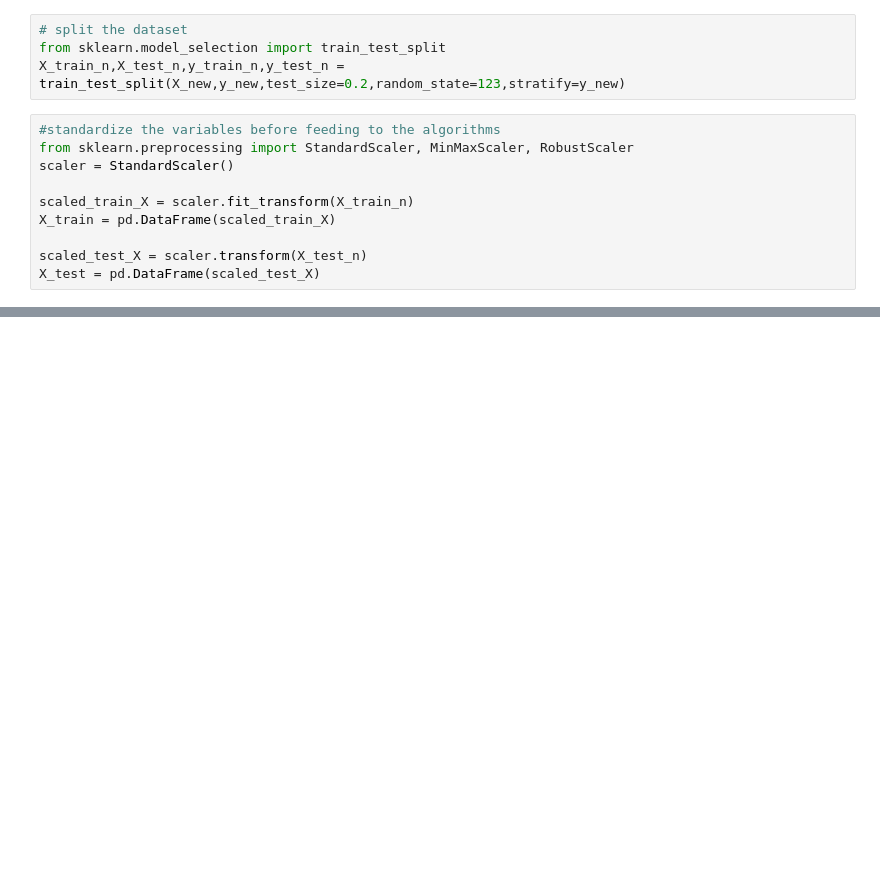
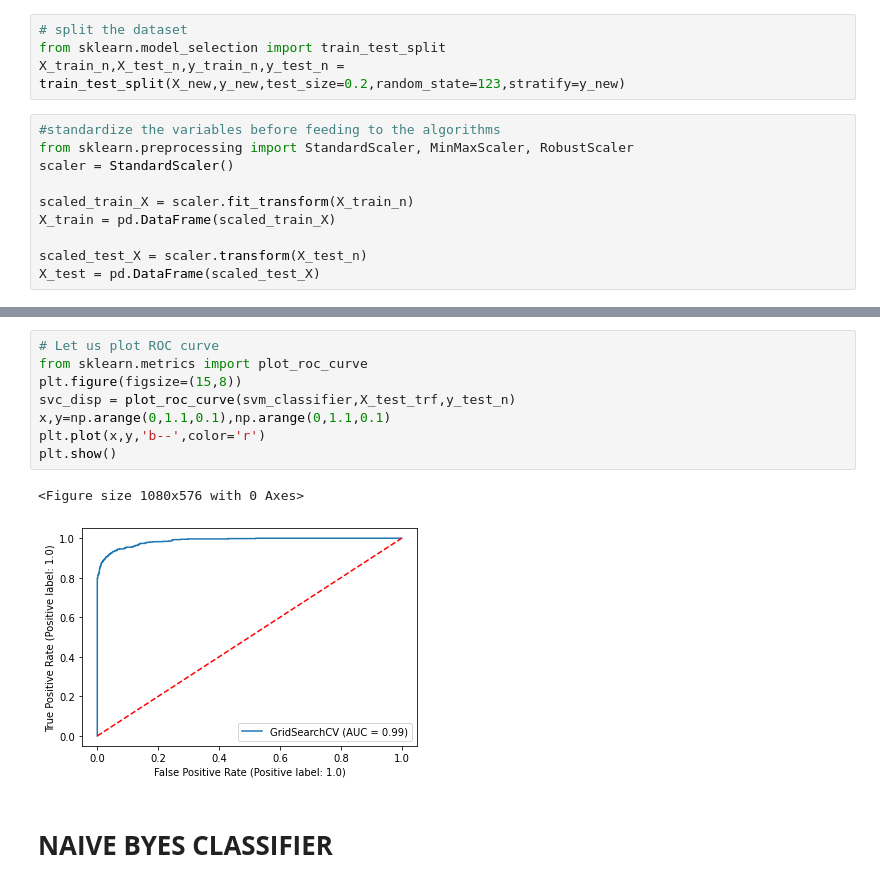
Before and after one commit to Tanjul5/Cardiovascular-Risk-Prediction, a Jupyter notebook: Cardiovascular_Risk_Prediction.ipynb, the cells around one changed output, grey strips where cells are left out. Cells and saved outputs as stored; diff of their text form; blank space fills up the shorter version.

```diff
--- a/Cardiovascular_Risk_Prediction.ipynb
+++ b/Cardiovascular_Risk_Prediction.ipynb
@@ -437,0 +649,13 @@ X_test = pd.DataFrame(scaled_test_X)
+# %%
+# Let us plot ROC curve
+from sklearn.metrics import plot_roc_curve
+plt.figure(figsize=(15,8))
+svc_disp = plot_roc_curve(svm_classifier,X_test_trf,y_test_n)
+x,y=np.arange(0,1.1,0.1),np.arange(0,1.1,0.1)
+plt.plot(x,y,'b--',color='r')
+plt.show()
+# %% [output]
+<Figure size 1080x576 with 0 Axes>
+[figure, added]
+# %% [markdown]
+# **NAIVE BYES CLASSIFIER**
```
Also changed, not shown: parts of 33 cells of this notebook.
